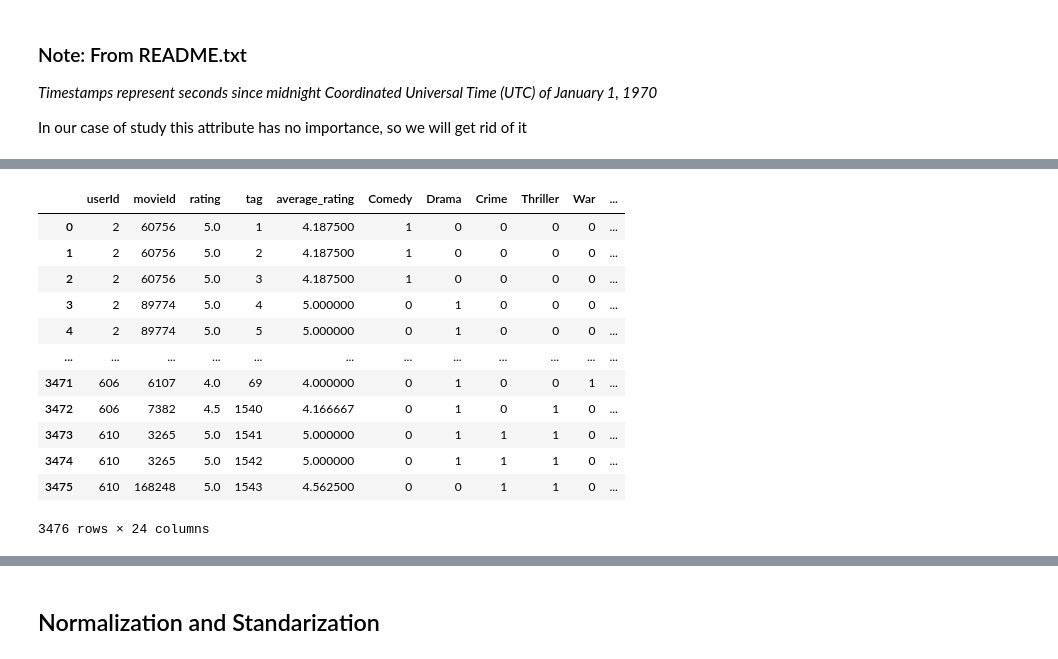
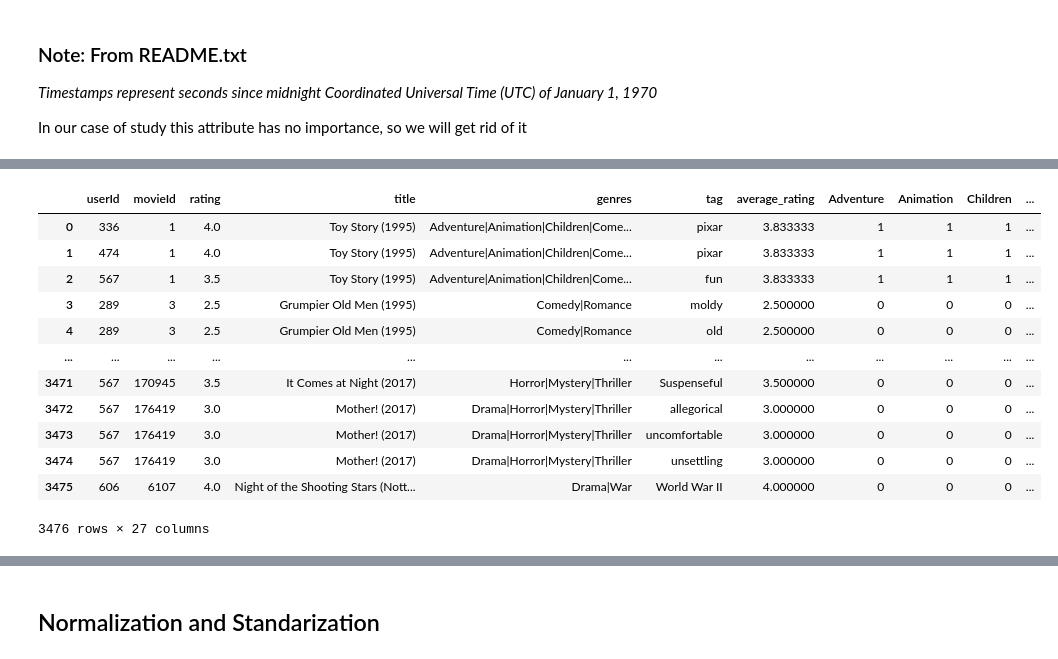
Before and after one commit to markopolo139/DataMiningAssignment2, a Jupyter notebook: data_analysis.ipynb, the cells around one changed output, grey strips where cells are left out. Cells and saved outputs as stored; diff of their text form; code cells hidden in the pictures.

```diff
--- a/data_analysis.ipynb
+++ b/data_analysis.ipynb
@@ -53,8 +48 @@ merged_data
 3476 rows × 6 columns
-# %%
-average_rating = merged_data.groupby('movieId')['rating'].mean().reset_index()
-average_rating.columns = ['movieId', 'average_rating']
-
-merged_data = pd.merge(merged_data, average_rating, on='movieId')
-
-merged_data
@@ -108,0 +49,6 @@ new_merged_data
+# %%
+avreage_rating = cu.calculate_average(merged_data,'movieId','rating')
+
+merged_data = cu.merge_data(merged_data, avreage_rating, 'movieId','inner')
+
+merged_data
@@ -109 +69,19 @@ new_merged_data
+# %%
+new_merged_data = cu.transform_attribute_to_multiple(merged_data, 'genres', '|')
+
+new_merged_data
+# %% [output]
+|  | userId | movieId | rating | title | genres | tag | average_rating | Adventure | Animation | Children | ... |
+| 0 | 336 | 1 | 4.0 | Toy Story (1995) | Adventure|Animation|Children|Come... | pixar | 3.833333 | 1 | 1 | 1 | ... |
+| 1 | 474 | 1 | 4.0 | Toy Story (1995) | Adventure|Animation|Children|Come... | pixar | 3.833333 | 1 | 1 | 1 | ... |
+| 2 | 567 | 1 | 3.5 | Toy Story (1995) | Adventure|Animation|Children|Come... | fun | 3.833333 | 1 | 1 | 1 | ... |
+| 3 | 289 | 3 | 2.5 | Grumpier Old Men (1995) | Comedy|Romance | moldy | 2.500000 | 0 | 0 | 0 | ... |
+| 4 | 289 | 3 | 2.5 | Grumpier Old Men (1995) | Comedy|Romance | old | 2.500000 | 0 | 0 | 0 | ... |
+| ... | ... | ... | ... | ... | ... | ... | ... | ... | ... | ... | ... |
+| 3471 | 567 | 170945 | 3.5 | It Comes at Night (2017) | Horror|Mystery|Thriller | Suspenseful | 3.500000 | 0 | 0 | 0 | ... |
+| 3472 | 567 | 176419 | 3.0 | Mother! (2017) | Drama|Horror|Mystery|Thriller | allegorical | 3.000000 | 0 | 0 | 0 | ... |
+| 3473 | 567 | 176419 | 3.0 | Mother! (2017) | Drama|Horror|Mystery|Thriller | uncomfortable | 3.000000 | 0 | 0 | 0 | ... |
+| 3474 | 567 | 176419 | 3.0 | Mother! (2017) | Drama|Horror|Mystery|Thriller | unsettling | 3.000000 | 0 | 0 | 0 | ... |
+| 3475 | 606 | 6107 | 4.0 | Night of the Shooting Stars (Nott... | Drama|War | World War II | 4.000000 | 0 | 0 | 0 | ... |
+3476 rows × 27 columns
 # %%
@@ -111,27 +88,0 @@ new_merged_data.drop(columns=['genres', 'title', '(no genres listed)'], inplace=
-# %%
-tags = []
-
-for index, row in new_merged_data.iterrows():
-    if row['tag'] not in tags:
-        tags.append(row['tag'])
-
-
-for i in range(len(tags)):
-    new_merged_data.loc[new_merged_data['tag'] == tags[i], 'tag'] = i+1
-
-
-new_merged_data
-# %% [output]
-|  | userId | movieId | rating | tag | average_rating | Comedy | Drama | Crime | Thriller | War | ... |
-| 0 | 2 | 60756 | 5.0 | 1 | 4.187500 | 1 | 0 | 0 | 0 | 0 | ... |
-| 1 | 2 | 60756 | 5.0 | 2 | 4.187500 | 1 | 0 | 0 | 0 | 0 | ... |
-| 2 | 2 | 60756 | 5.0 | 3 | 4.187500 | 1 | 0 | 0 | 0 | 0 | ... |
-| 3 | 2 | 89774 | 5.0 | 4 | 5.000000 | 0 | 1 | 0 | 0 | 0 | ... |
-| 4 | 2 | 89774 | 5.0 | 5 | 5.000000 | 0 | 1 | 0 | 0 | 0 | ... |
-| ... | ... | ... | ... | ... | ... | ... | ... | ... | ... | ... | ... |
-| 3471 | 606 | 6107 | 4.0 | 69 | 4.000000 | 0 | 1 | 0 | 0 | 1 | ... |
-| 3472 | 606 | 7382 | 4.5 | 1540 | 4.166667 | 0 | 1 | 0 | 1 | 0 | ... |
-| 3473 | 610 | 3265 | 5.0 | 1541 | 5.000000 | 0 | 1 | 1 | 1 | 0 | ... |
-| 3474 | 610 | 3265 | 5.0 | 1542 | 5.000000 | 0 | 1 | 1 | 1 | 0 | ... |
-| 3475 | 610 | 168248 | 5.0 | 1543 | 4.562500 | 0 | 0 | 1 | 1 | 0 | ... |
-3476 rows × 24 columns
```
Also changed, not shown: parts of 22 cells of this notebook, 2 other files.
